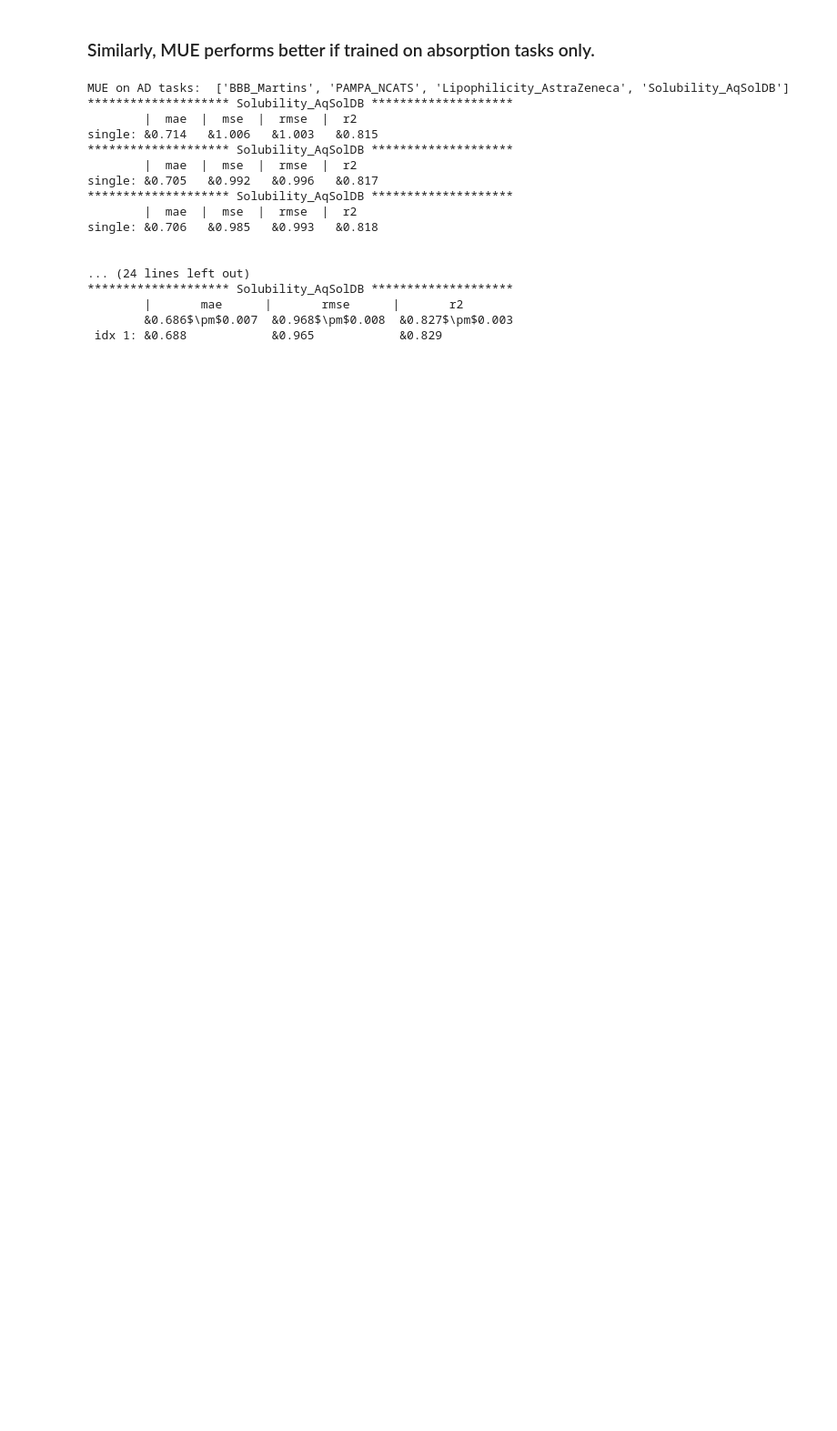
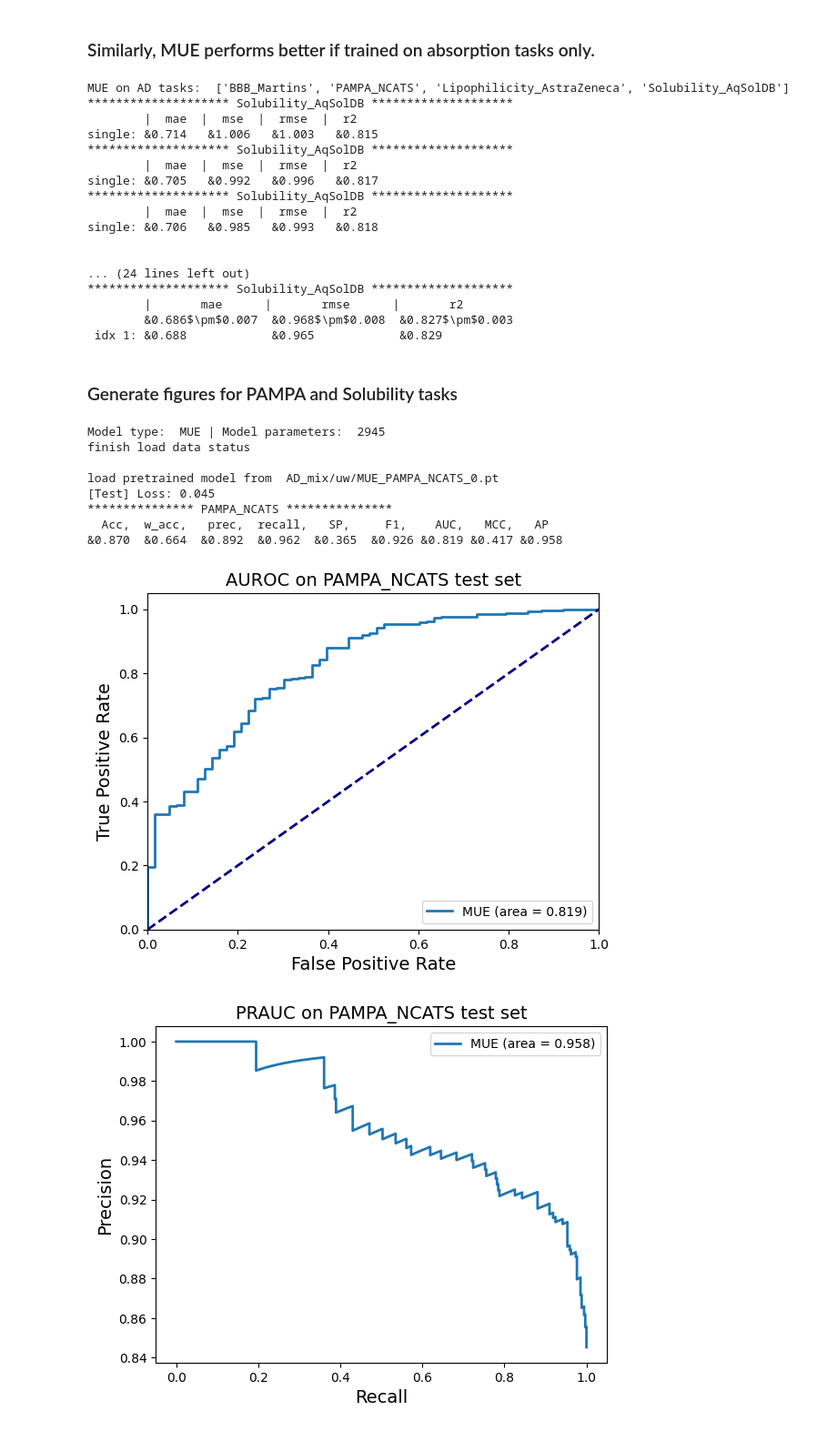
Before and after one commit to yingzibu/MOL2ADMET, a Jupyter notebook: results/PAMPA_Solu_evaluation.ipynb, the cells around one changed output. Shown at 91% size. Saved outputs shown, nothing was run; the diff lists cells and outputs as text; code cells hidden in the pictures; blank space fills up the shorter version.

```diff
--- a/results/PAMPA_Solu_evaluation.ipynb
+++ b/results/PAMPA_Solu_evaluation.ipynb
@@ -279,3 +370,58 @@ single: &0.706   &0.985   &0.993   &0.818
         |       mae      |       rmse      |       r2
         &0.686$\pm$0.007  &0.968$\pm$0.008  &0.827$\pm$0.003
  idx 1: &0.688            &0.965            &0.829
+# %% [markdown]
+### Generate figures for PAMPA and Solubility tasks
+# %%
+names = names_AD
+folder_name  = 'AD_mix/uw'
+model_dict={'MLP': 1,
+            'AttentiveFP':1,
+            'GIN':2,
+            'RNN':1
+            }
+repeat_time = 3
+retrain = False
+
+trn, val, tst = collect_data(names)
+
+trn_list = process_ensemble_v1(trn, folder_name, model_dict)
+val_list = process_ensemble_v1(val, folder_name, model_dict)
+tst_list = process_ensemble_v1(tst, folder_name, model_dict)
+# %%
+import yaml
+
+task_name = 'PAMPA_NCATS'
+task_num = 1
+i = 0
+folder_name = 'AD_mix/uw'
+config_path = folder_name + '/MUE_' + task_name  + '_' +  str(i) + '.yml'
+
+with open(config_path, 'r') as f: data = yaml.safe_load(f)
+config = data['config']
+batch_size = config['batch_size']
+params_ = {'batch_size': batch_size, 'shuffle': True,
+                'drop_last': False, 'num_workers': 0}
+
+param_t = {'batch_size': batch_size, 'shuffle': False,
+                'drop_last': False, 'num_workers': 0}
+
+
+trn_l = DataLoader(ensemble_dataset(trn_list[task_num], task_name), **params_)
+val_l = DataLoader(ensemble_dataset(val_list[task_num], task_name), **params_)
+tst_l = DataLoader(ensemble_dataset(tst_list[task_num], task_name), **param_t)
+
+models = PRED(**config)
+models.load_status(data)
+p_MUE_AD_PAMPA = models.eval(tst_l)
+# %% [output]
+Model type:  MUE | Model parameters:  2945
+finish load data status
+
+load pretrained model from  AD_mix/uw/MUE_PAMPA_NCATS_0.pt
+[Test] Loss: 0.045
+*************** PAMPA_NCATS ***************
+  Acc,  w_acc,   prec,  recall,   SP,     F1,    AUC,   MCC,   AP
+&0.870  &0.664  &0.892  &0.962  &0.365  &0.926 &0.819 &0.417 &0.958
+[figure, added]
+[figure, added]
```
Also changed, not shown: parts of 16 cells of this notebook.
